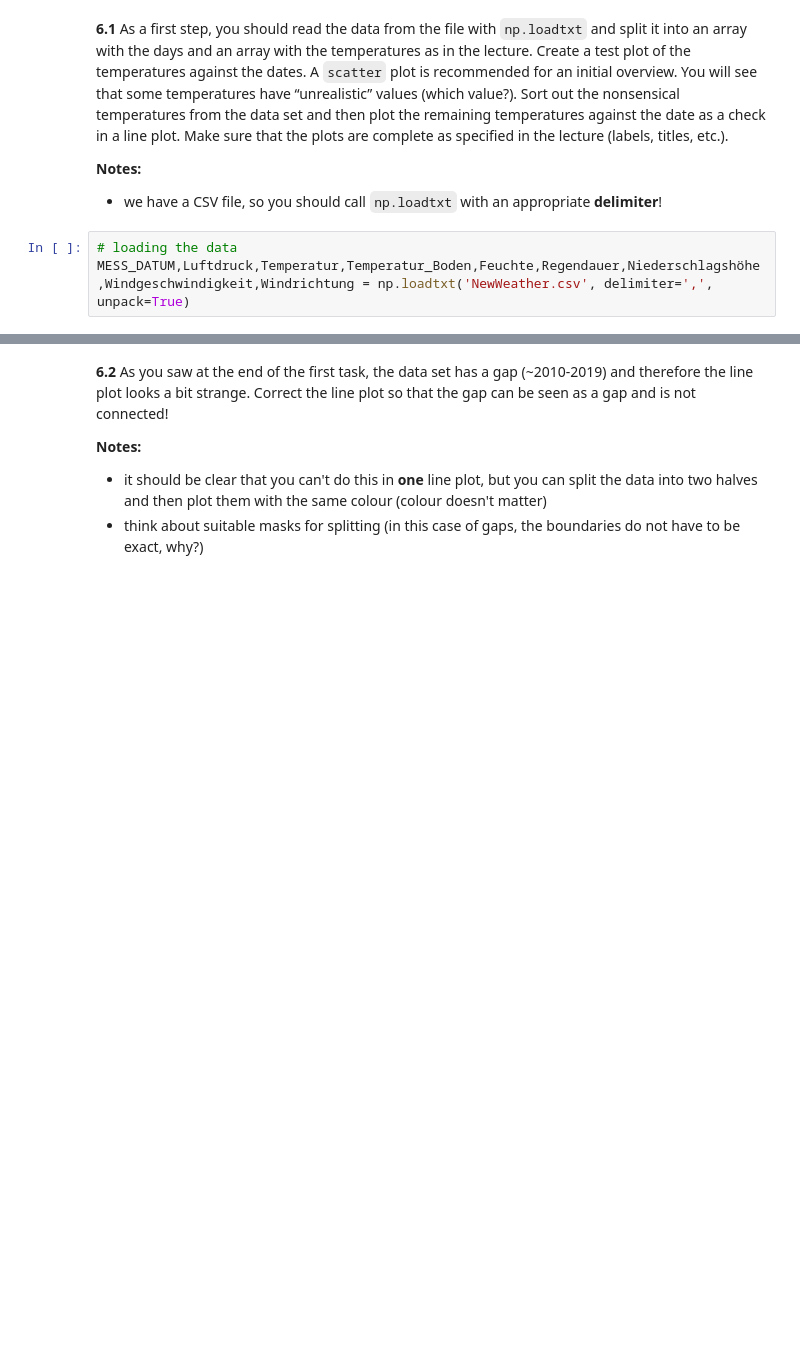
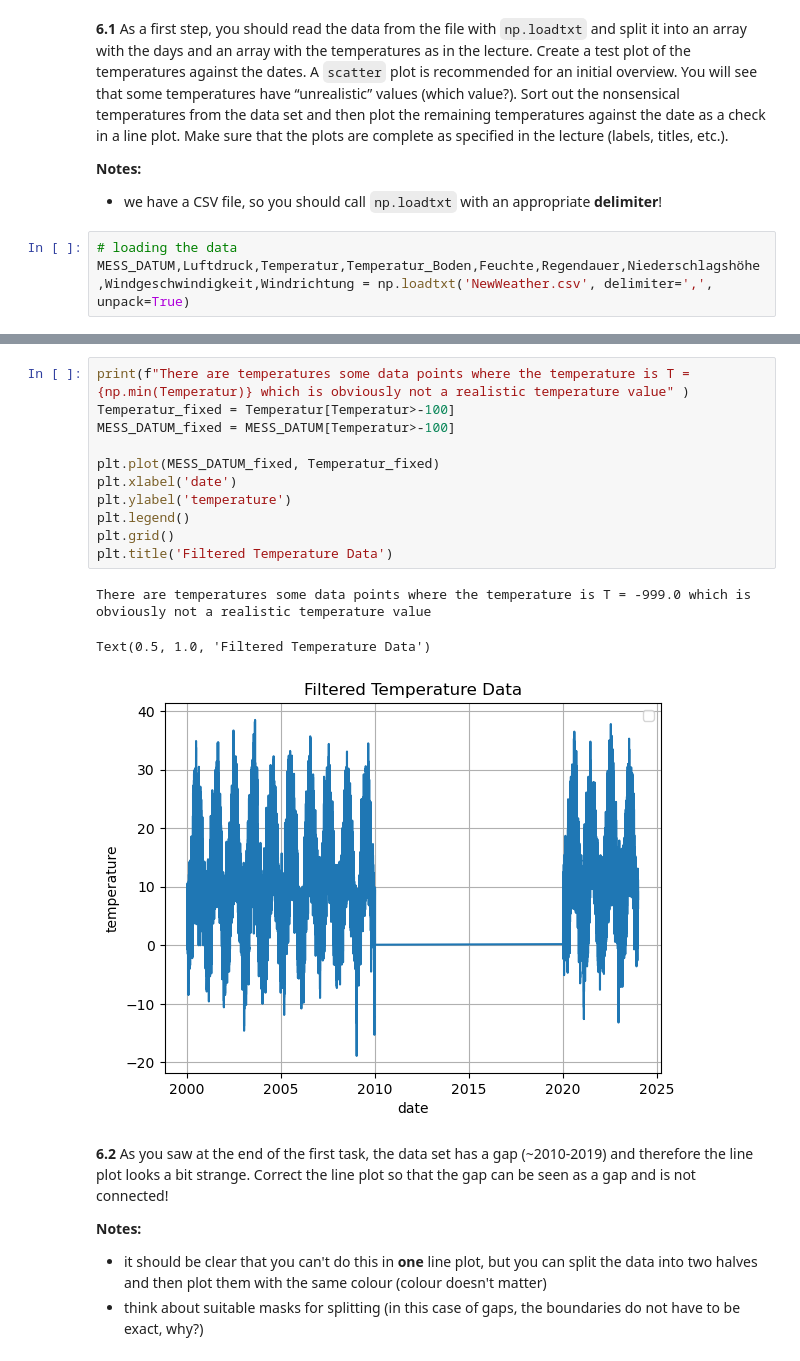
Before and after one commit to benjbrandt/physics725, a Jupyter notebook: Week3/08_Exercises_and_Homework_Week_3.ipynb, the cells around one changed output, grey strips where cells are left out. Drawn from its saved outputs; the diff is of its cells as text; blank space fills up the shorter version.

```diff
--- a/Week3/08_Exercises_and_Homework_Week_3.ipynb
+++ b/Week3/08_Exercises_and_Homework_Week_3.ipynb
@@ -361,3 +357,18 @@ MESS_DATUM,Luftdruck,Temperatur,Temperatur_Boden,Feuchte,Regendauer,Niederschlag
+# %%
+print(f"There are temperatures some data points where the temperature is T = {np.min(Temperatur)} which is obviously not a realistic temperature value" )
+Temperatur_fixed = Temperatur[Temperatur>-100]
+MESS_DATUM_fixed = MESS_DATUM[Temperatur>-100]
+
+plt.plot(MESS_DATUM_fixed, Temperatur_fixed)
+plt.xlabel('date')
+plt.ylabel('temperature')
+plt.legend()
+plt.grid()
+plt.title('Filtered Temperature Data')
+# %% [output]
+There are temperatures some data points where the temperature is T = -999.0 which is obviously not a realistic temperature value
+Text(0.5, 1.0, 'Filtered Temperature Data')
+[figure, added]
 # %% [markdown]
 
 **6.2** As you saw at the end of the first task, the data set has a gap (~2010-2019) and therefore the line plot looks a bit strange. Correct the line plot so that the gap can be seen as a gap and is not connected!
```
Also changed, not shown: parts of 13 cells of this notebook.
